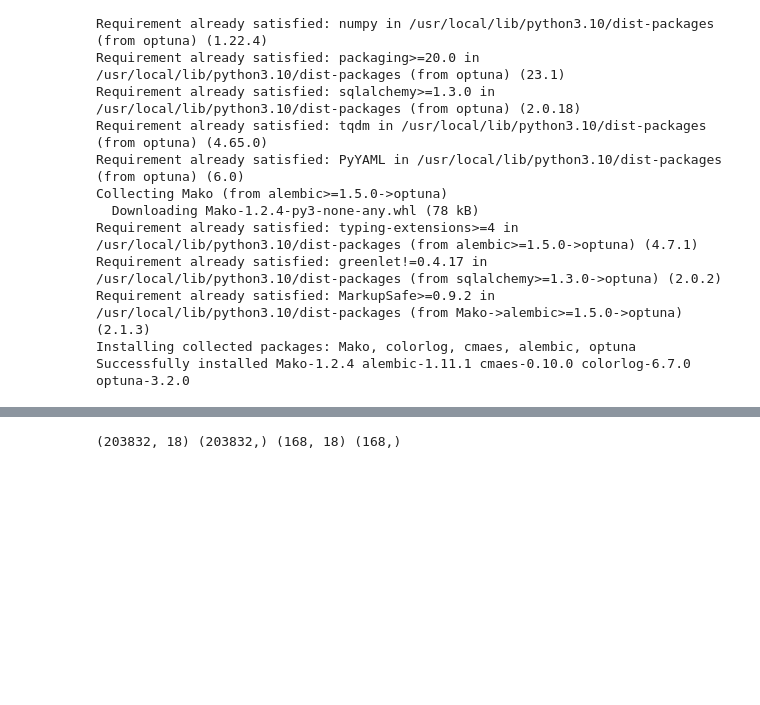
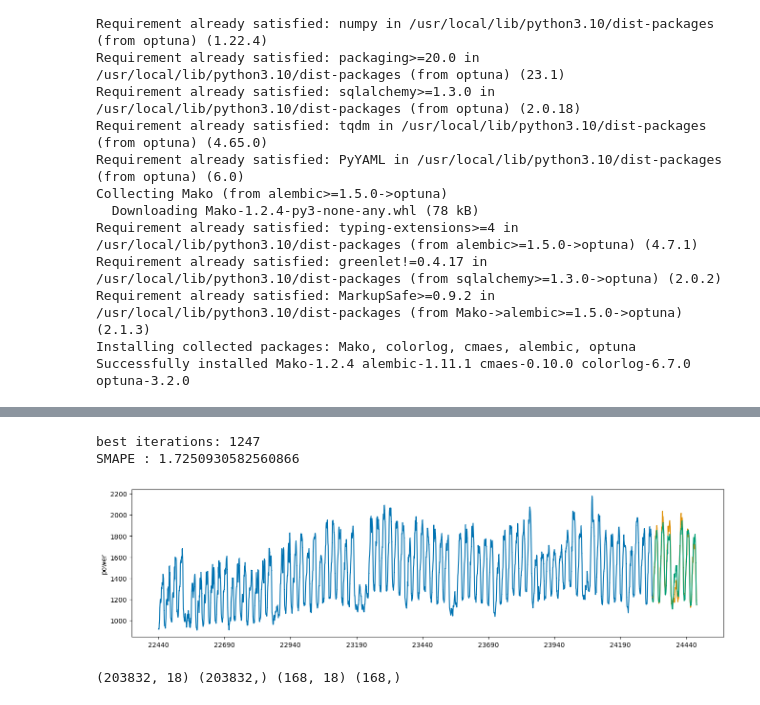
Before and after one commit to joosk3R/jskRprac, a Jupyter notebook: dacon_e_e.ipynb, the cells around one changed output, grey strips where cells are left out. Drawn from its saved outputs; the diff is of its cells as text; code cells hidden in the pictures; blank space fills up the shorter version.

```diff
--- a/dacon_e_e.ipynb
+++ b/dacon_e_e.ipynb
@@ -731,0 +853,2 @@ k = train.drop(columns=["power"])
+# %%
+k = k.drop(columns = "sun")
@@ -731,0 +905,2 @@ k = train.drop(columns=["power"])
+# %%
+y_train, y_valid, x_train, x_valid = temporal_train_test_split(y = y, X = x, test_size = 168) # 24시간*7일 = 168
@@ -731,0 +909,27 @@ k = train.drop(columns=["power"])
+# %%
+from optuna.samplers import TPESampler
+
+sampler = TPESampler(seed=10)
+
+def objective(trial):
+    dtrain = lgb.Dataset(h_train_X, label=h_train_y)
+    dtest = lgb.Dataset(h_valid_X, label=h_valid_y)
+
+    param = {
+        'objective': 'regression', # 회귀
+        'verbose': -1,
+        'metric': 'rmse',
+        'max_depth': trial.suggest_int('max_depth',3, 15),
+        'learning_rate': trial.suggest_loguniform("learning_rate", 1e-8, 1e-2),
+        'n_estimators': trial.suggest_int('n_estimators', 100, 3000),
+        'min_child_samples': trial.suggest_int('min_child_samples', 5, 100),
+        'subsample': trial.suggest_loguniform('subsample', 0.4, 1),
+    }
+
+    model = lgb.LGBMRegressor(**param)
+    lgb_model = model.fit(h_train_X, h_train_y, eval_set=[(h_valid_X, h_valid_y)], verbose=0, early_stopping_rounds=25)
+    rmse = RMSE(h_valid_y, lgb_model.predict(h_valid_X))
+    return rmse
+
+study_lgb = optuna.create_study(direction='minimize', sampler=sampler)
+study_lgb.optimize(objective, n_trials=100)
@@ -731,0 +963,3 @@ k = train.drop(columns=["power"])
+# %%
+def SMAPE(true, pred):
+    return np.mean((np.abs(true-pred))/(np.abs(true) + np.abs(pred))) * 100
@@ -732,3 +1013,17 @@ k = train.drop(columns=["power"])
+# %%
+## SM
+APE 값으로도, 그래프 상으로도 과소추정이 모델이 개선되었음을 확인
+pred = xgb_reg.predict(x_valid)
+pred = pd.Series(pred)
+pred.index = np.arange(y_valid.index[0], y_valid.index[-1]+1)
+plot_series(y_train, y_valid, pd.Series(pred), markers=[',' , ',', ','])
+
+print('best iterations: {}'.format(xgb_reg.best_iteration))
+print('SMAPE : {}'.format(SMAPE(y_valid, pred)))
+# %% [output]
+best iterations: 1247
+SMAPE : 1.7250930582560866
+[figure, added]
 # %%
 h_train_X = x[:-168]
 h_valid_X = x[-168:]
```
Also changed, not shown: parts of 45 cells of this notebook.
